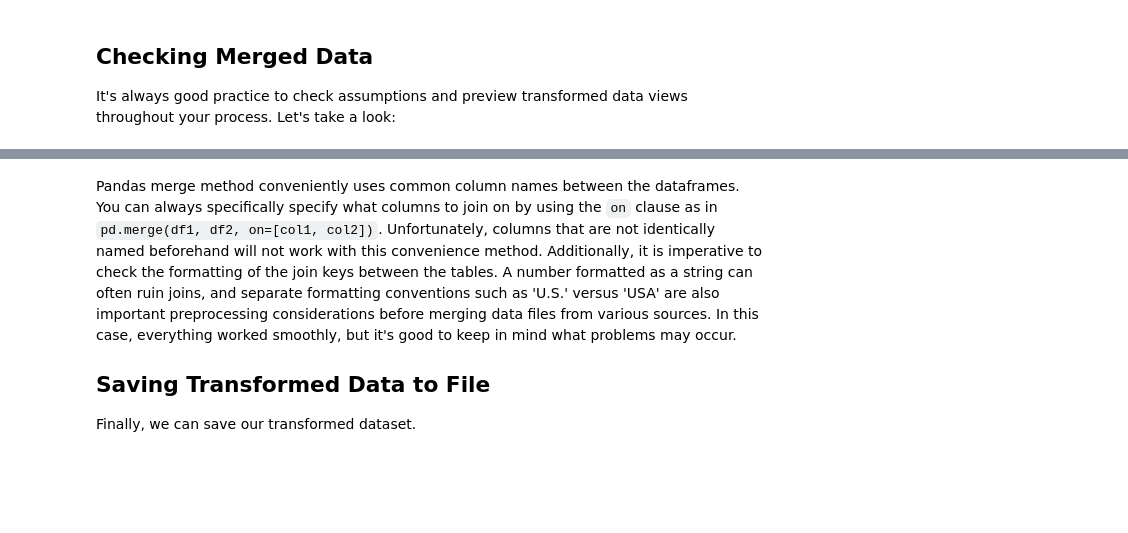
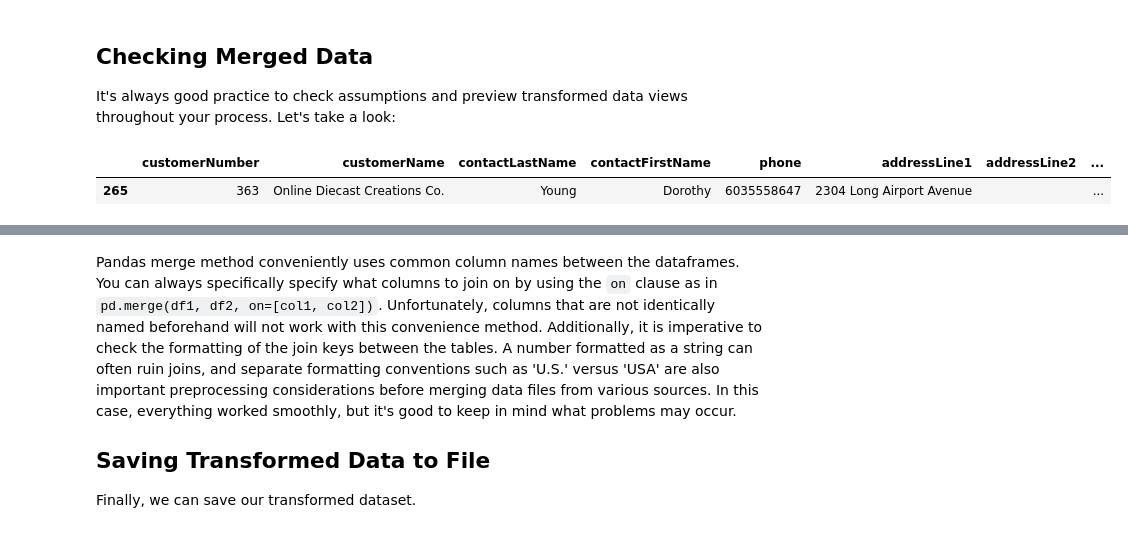
Before and after one commit to harrisonhardin/dsc-obtaining-your-data-houston-ds-042219, a Jupyter notebook: index.ipynb, the cells around one changed output, grey strips where cells are left out. Saved outputs shown, nothing was run; the diff lists cells and outputs as text; code cells hidden in the pictures; blank space fills up the shorter version.

```diff
--- a/index.ipynb
+++ b/index.ipynb
@@ -129,5 +129,7 @@ merged.head()
 
 It's always good practice to check assumptions and preview transformed data views throughout your process. Let's take a look:
 # %%
-merged.loc[merged['orderDate'].isin(2003-05-20)]
+merged.loc[merged['orderDate'] == '2003-01-06']
 # %% [output]
+|  | customerNumber | customerName | contactLastName | contactFirstName | phone | addressLine1 | addressLine2 | ... |
+| 265 | 363 | Online Diecast Creations Co. | Young | Dorothy | 6035558647 | 2304 Long Airport Avenue |  | ... |
```
Also changed, not shown: parts of 1 cell of this notebook.
